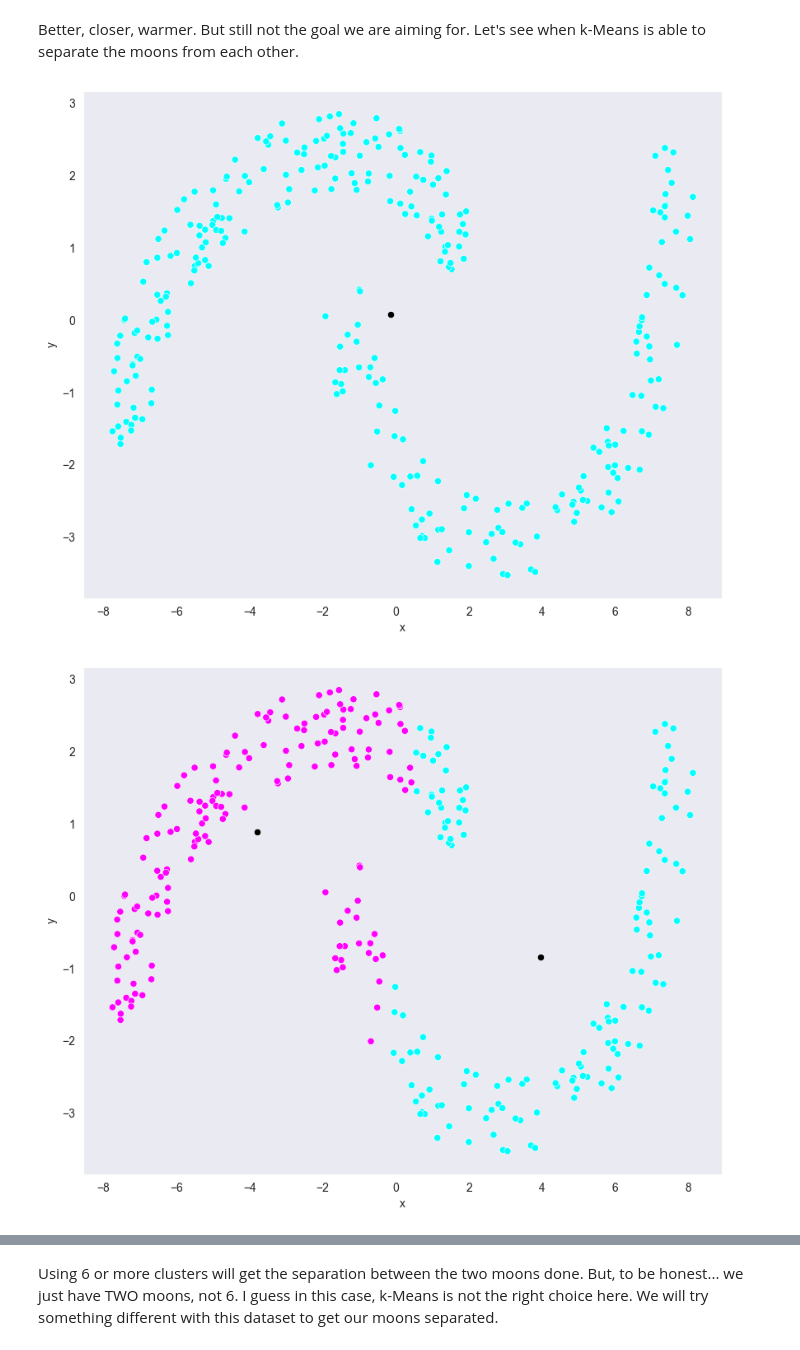
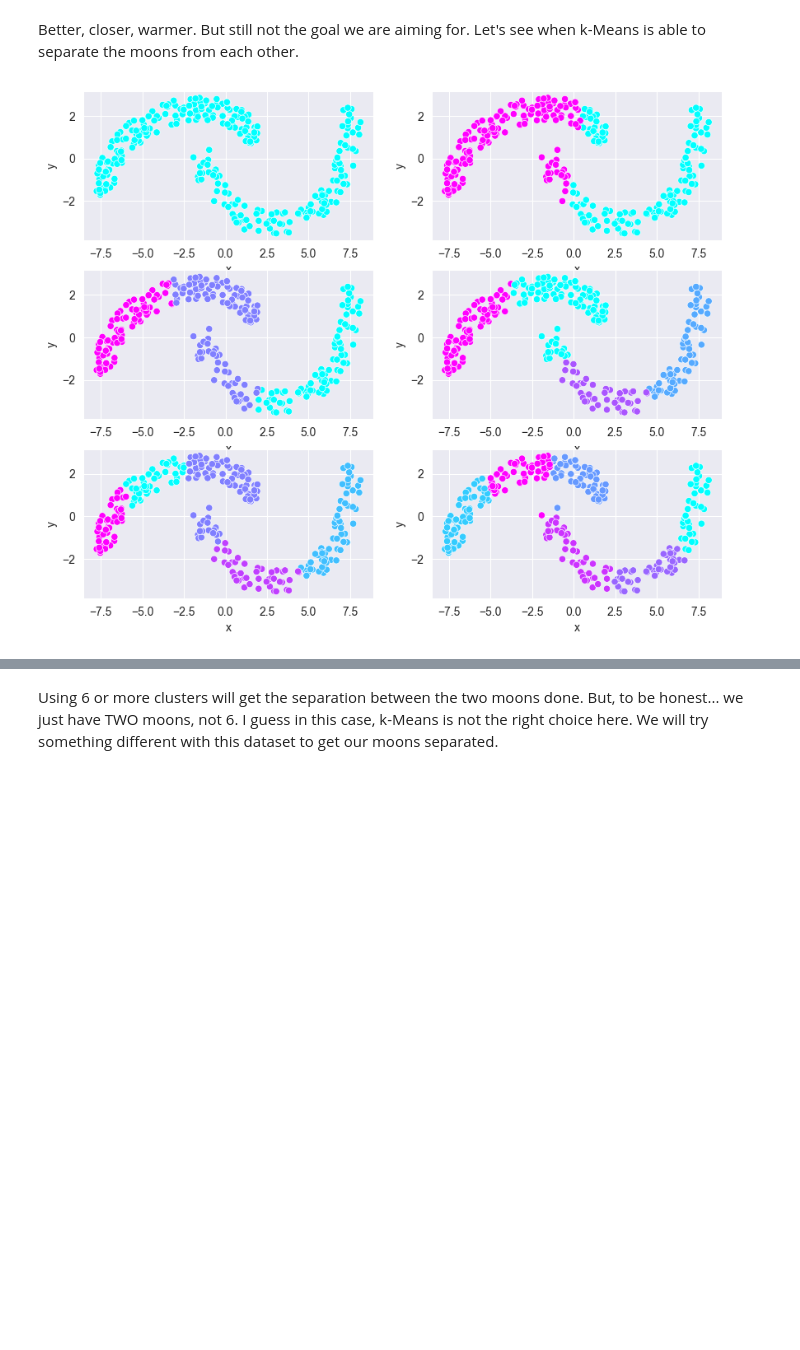
Before and after one commit to reiterpeter404/data-analysis, a Jupyter notebook: k-means/kmeans-cluster-moons-dataset.ipynb, the cells around one changed output, grey strips where cells are left out. Saved outputs shown, nothing was run; the diff lists cells and outputs as text; code cells hidden in the pictures; blank space fills up the shorter version.

Commit message:
chane list of plots to one plot with subplots

```diff
--- a/k-means/kmeans-cluster-moons-dataset.ipynb
+++ b/k-means/kmeans-cluster-moons-dataset.ipynb
@@ -128,23 +128,23 @@ plt.show()
 # %% [markdown]
 Better, closer, warmer. But still not the goal we are aiming for. Let's see when k-Means is able to separate the moons from each other.
 # %%
-for i in range(1,10):
+fig, axes = plt.subplots(3, 2)
+
+for i in range(1,7):
+    column = (i-1) % 2
+    row = int((i-1) / 2)
+
     kmeans = KMeans(n_clusters=i).fit(data)
 
     sns.scatterplot(
         data=data,
         x='x',
         y='y',
         c=kmeans.labels_,
-        cmap='cool'
-    )
-    sns.scatterplot(
-        x=kmeans.cluster_centers_[:, 0],
-        y=kmeans.cluster_centers_[:, 1],
-        c='black'
+        cmap='cool',
+        ax=axes[row,column]
     )
     plt.grid()
-    plt.show()
+plt.show()
 # %% [output]
-[figure, old version]
+[figure, new version]
-[figure, removed]
```
Also changed, not shown: parts of 7 cells of this notebook, 1 other file.
